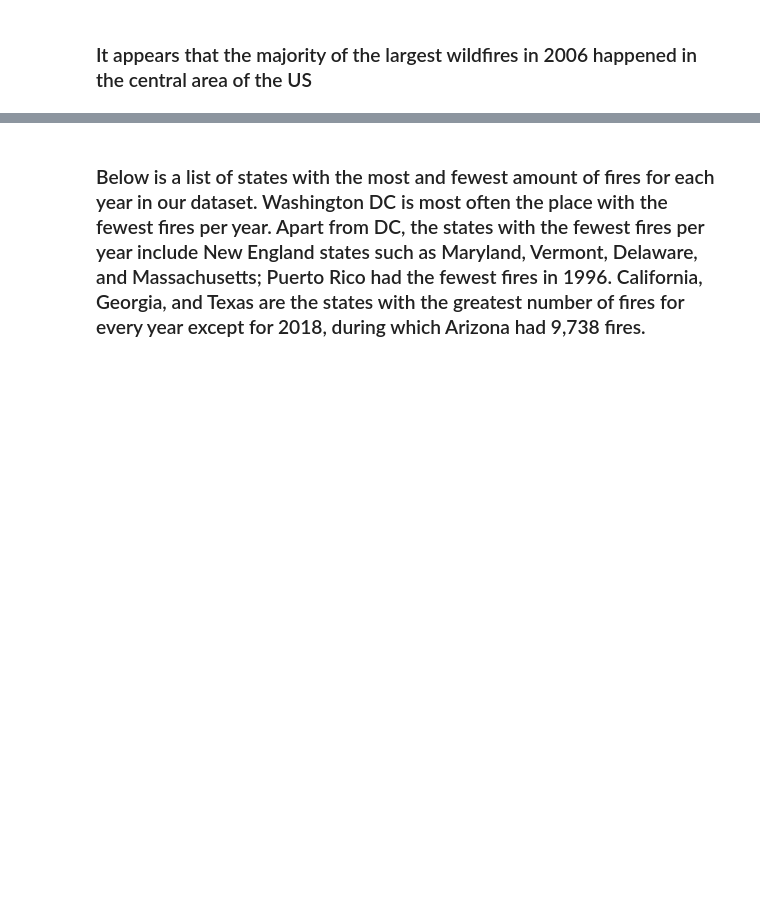
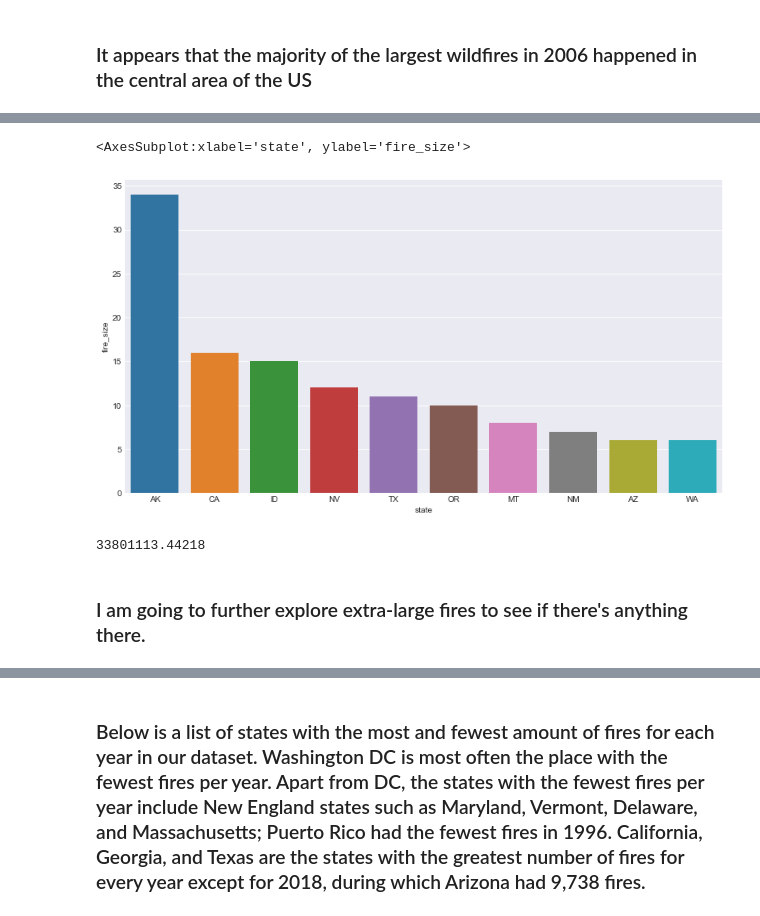
Before and after one commit to Dames-Researching-Flames/Sound-the-Alarm, a Jupyter notebook: Individual Works/lori_explore.ipynb, the cells around one changed output, grey strips where cells are left out. Cells and saved outputs as stored; diff of their text form; code cells hidden in the pictures; blank space fills up the shorter version.

Commit message:
updating explore notebook with additional findings

```diff
--- a/Individual Works/lori_explore.ipynb
+++ b/Individual Works/lori_explore.ipynb
@@ -762,0 +724,4 @@ for year in list(range(1992, 2019)):
+# %%
+y = df.groupby('state').fire_size.sum().sort_values(ascending=False).head(10).reset_index()
+y.fire_size = round(y.fire_size/1_000_000)
+y
@@ -762,0 +740,11 @@ for year in list(range(1992, 2019)):
+# %%
+sns.barplot(x='state', y='fire_size', data=y)
+# %% [output]
+<AxesSubplot:xlabel='state', ylabel='fire_size'>
+[figure, added]
+# %%
+df[df.state == 'AK'].fire_size.sum()
+# %% [output]
+33801113.44218
+# %% [markdown]
+### I am going to further explore extra-large fires to see if there's anything there.
```
Also changed, not shown: parts of 50 cells of this notebook.
